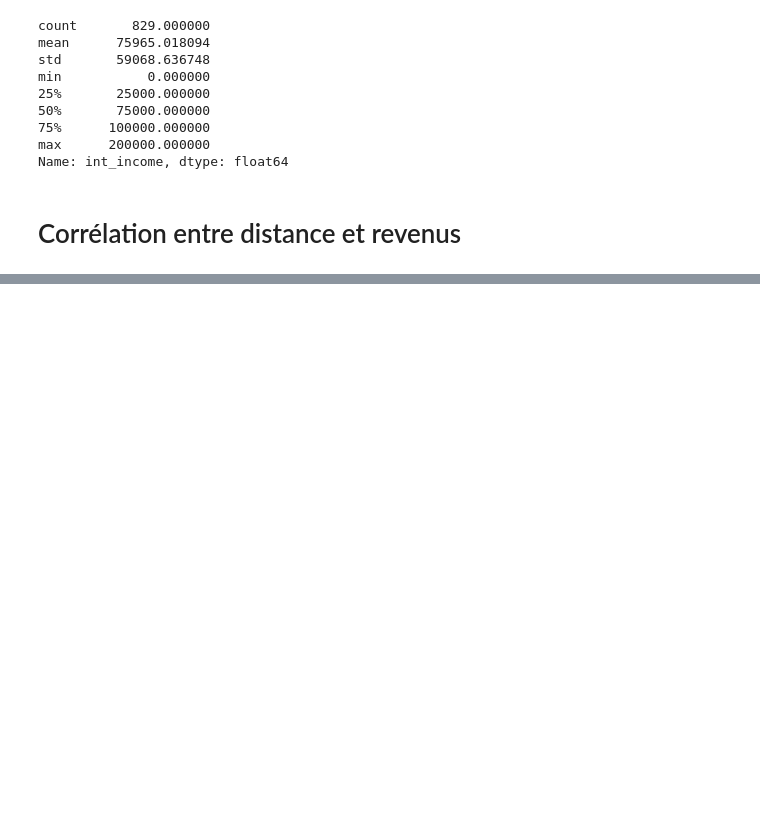
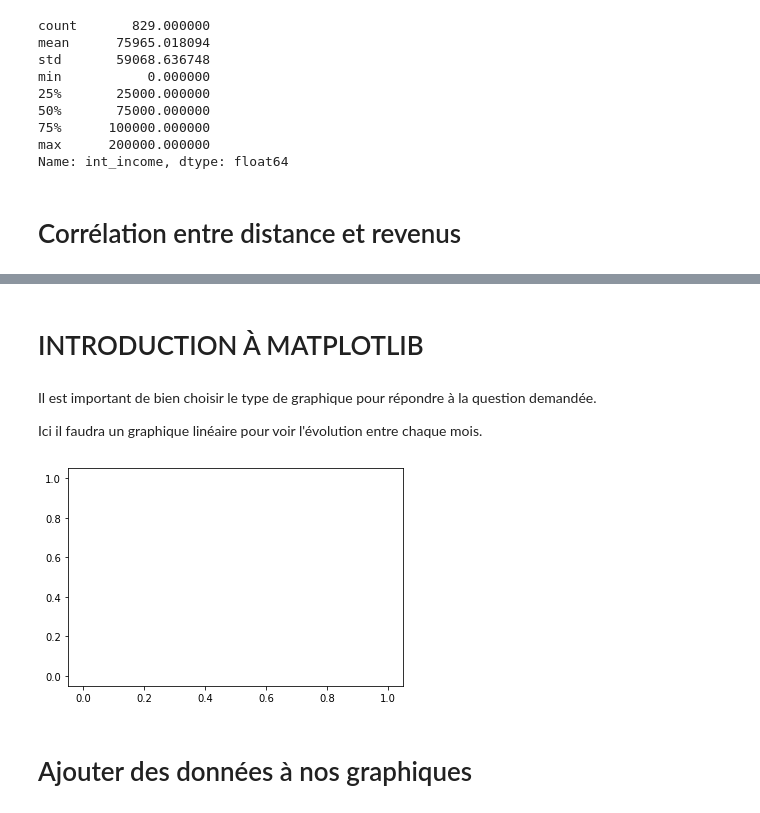
Before and after one commit to brunoharlein/pandas_is_cool, a Jupyter notebook: Cours Pandas.ipynb, the cells around one changed output, grey strips where cells are left out. Saved outputs shown, nothing was run; the diff lists cells and outputs as text; code cells hidden in the pictures; blank space fills up the shorter version.

Commit message:
add Matplotlib

```diff
--- a/Cours Pandas.ipynb
+++ b/Cours Pandas.ipynb
@@ -2434,0 +2582,6 @@ Name: int_income, dtype: float64
+# %% [markdown]
+# INTRODUCTION À MATPLOTLIB
+# %% [markdown]
+Il est important de bien choisir le type de graphique pour répondre à la question demandée.
+
+Ici il faudra un graphique linéaire pour voir l'évolution entre chaque mois.
@@ -2434,0 +2599,8 @@ Name: int_income, dtype: float64
+# %%
+plt.plot() # Génere un graphique vide avec seulement
+           # les axes et les mesures sur les axes
+plt.show() # Affiche le graphique
+# %% [output]
+[figure, added]
+# %% [markdown]
+# Ajouter des données à nos graphiques
```
Also changed, not shown: parts of 36 cells of this notebook, 3 other files.
